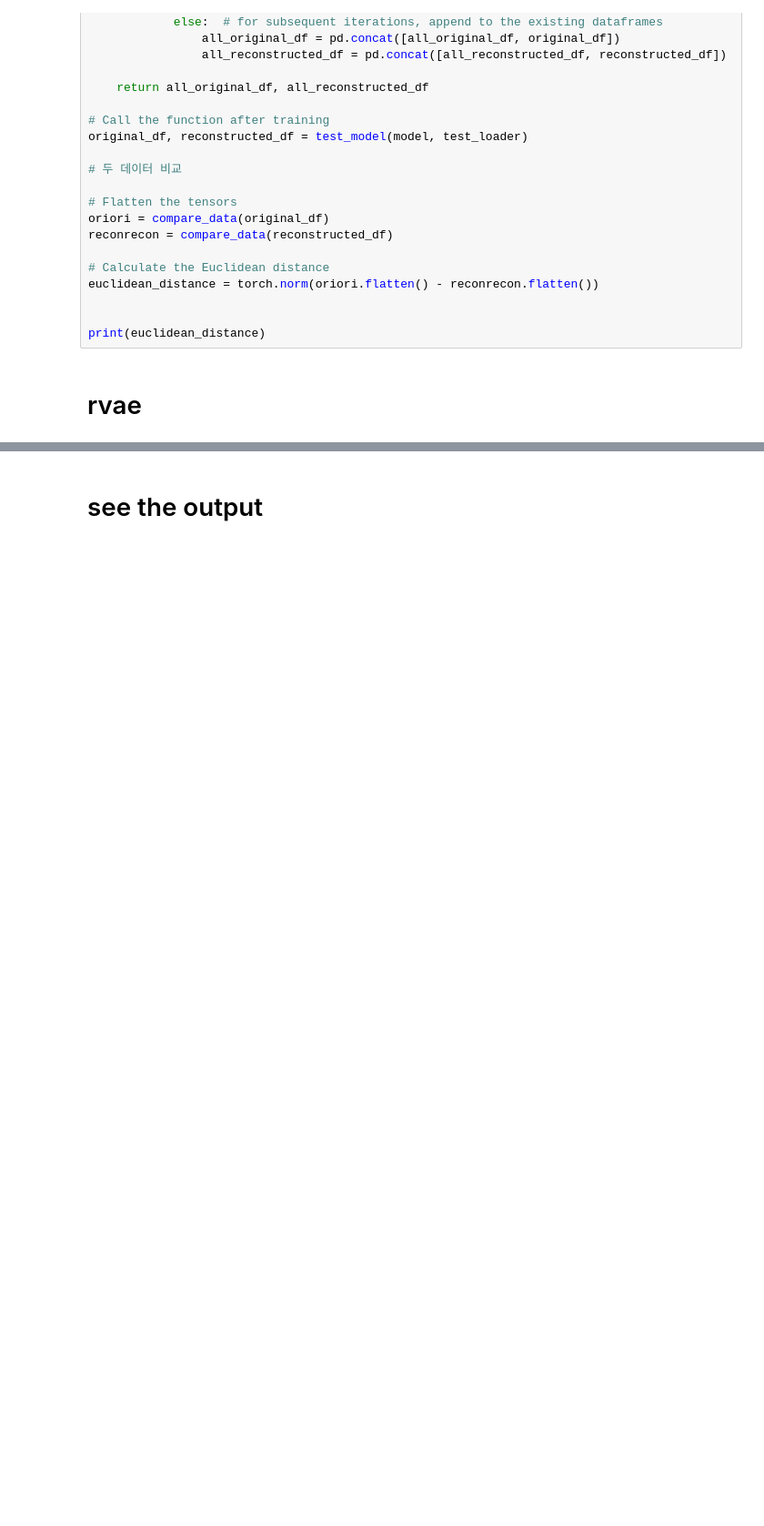
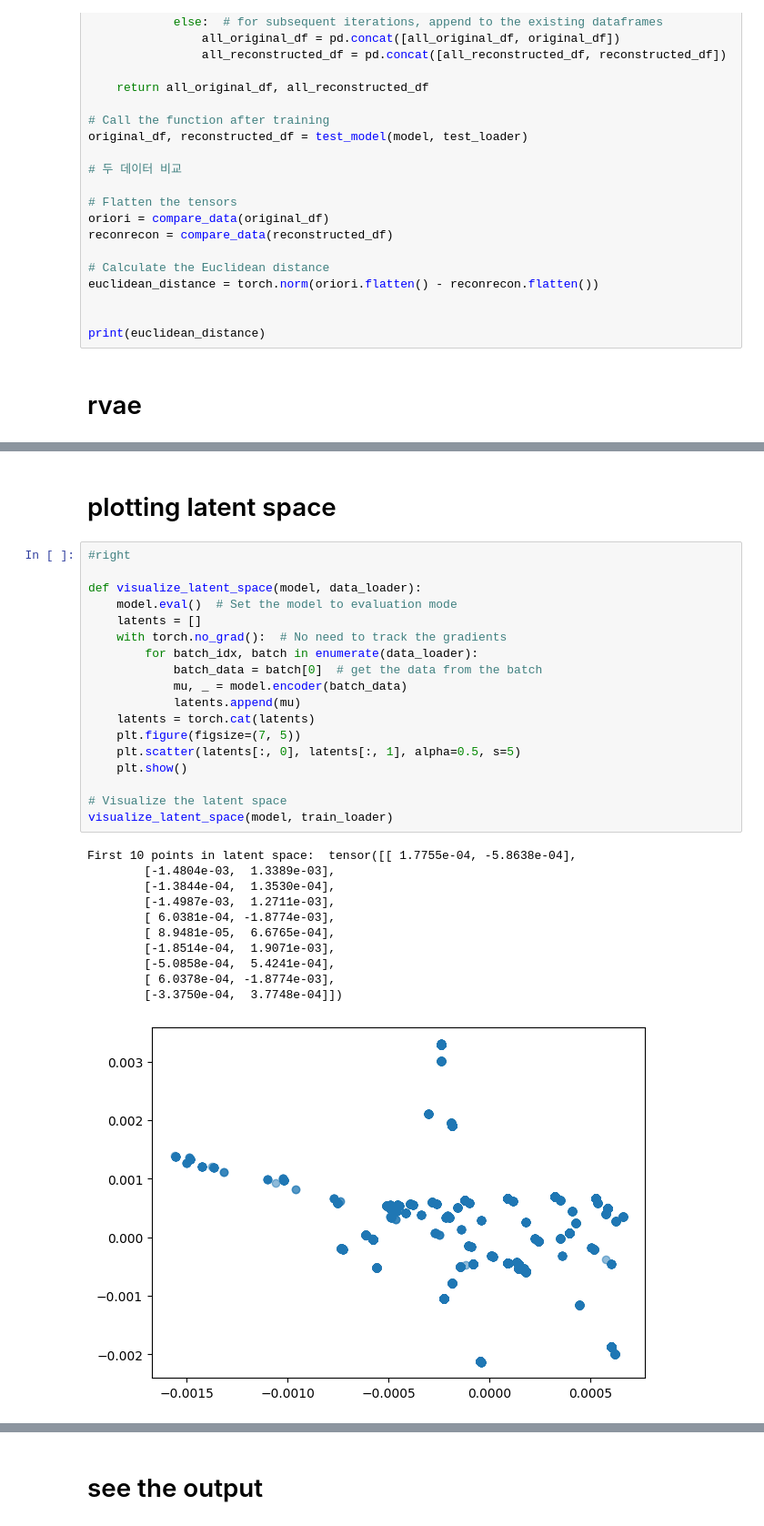
Before and after one commit to Nockda/dissertation, a Jupyter notebook: rl-baselines3-zoo-master/vae_with_action.ipynb, the cells around one changed output, grey strips where cells are left out. Shown at 91% size. Cells and saved outputs as stored; diff of their text form; blank space fills up the shorter version.

```diff
--- a/rl-baselines3-zoo-master/vae_with_action.ipynb
+++ b/rl-baselines3-zoo-master/vae_with_action.ipynb
@@ -880,0 +884,32 @@ plt.show()
+# %% [markdown]
+# plotting latent space
+# %%
+#right
+
+def visualize_latent_space(model, data_loader):
+    model.eval()  # Set the model to evaluation mode
+    latents = []
+    with torch.no_grad():  # No need to track the gradients
+        for batch_idx, batch in enumerate(data_loader):
+            batch_data = batch[0]  # get the data from the batch
+            mu, _ = model.encoder(batch_data)
+            latents.append(mu)
+    latents = torch.cat(latents)
+    plt.figure(figsize=(7, 5))
+    plt.scatter(latents[:, 0], latents[:, 1], alpha=0.5, s=5)
+    plt.show()
+
+# Visualize the latent space
+visualize_latent_space(model, train_loader)
+# %% [output]
+First 10 points in latent space:  tensor([[ 1.7755e-04, -5.8638e-04],
+        [-1.4804e-03,  1.3389e-03],
+        [-1.3844e-04,  1.3530e-04],
+        [-1.4987e-03,  1.2711e-03],
+        [ 6.0381e-04, -1.8774e-03],
+        [ 8.9481e-05,  6.6765e-04],
+        [-1.8514e-04,  1.9071e-03],
+        [-5.0858e-04,  5.4241e-04],
+        [ 6.0378e-04, -1.8774e-03],
+        [-3.3750e-04,  3.7748e-04]])
+[figure, added]
```
Also changed, not shown: parts of 15 cells of this notebook, 21 other files.
